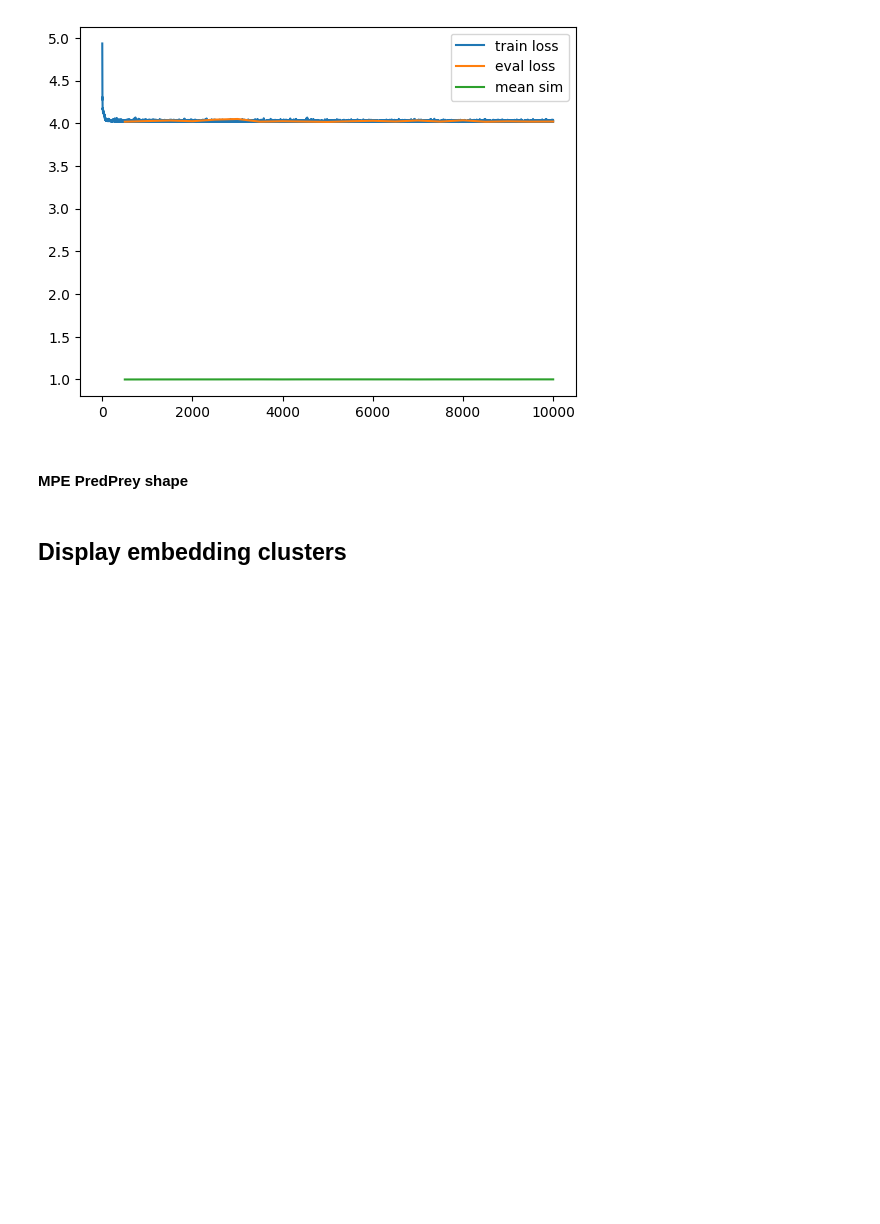
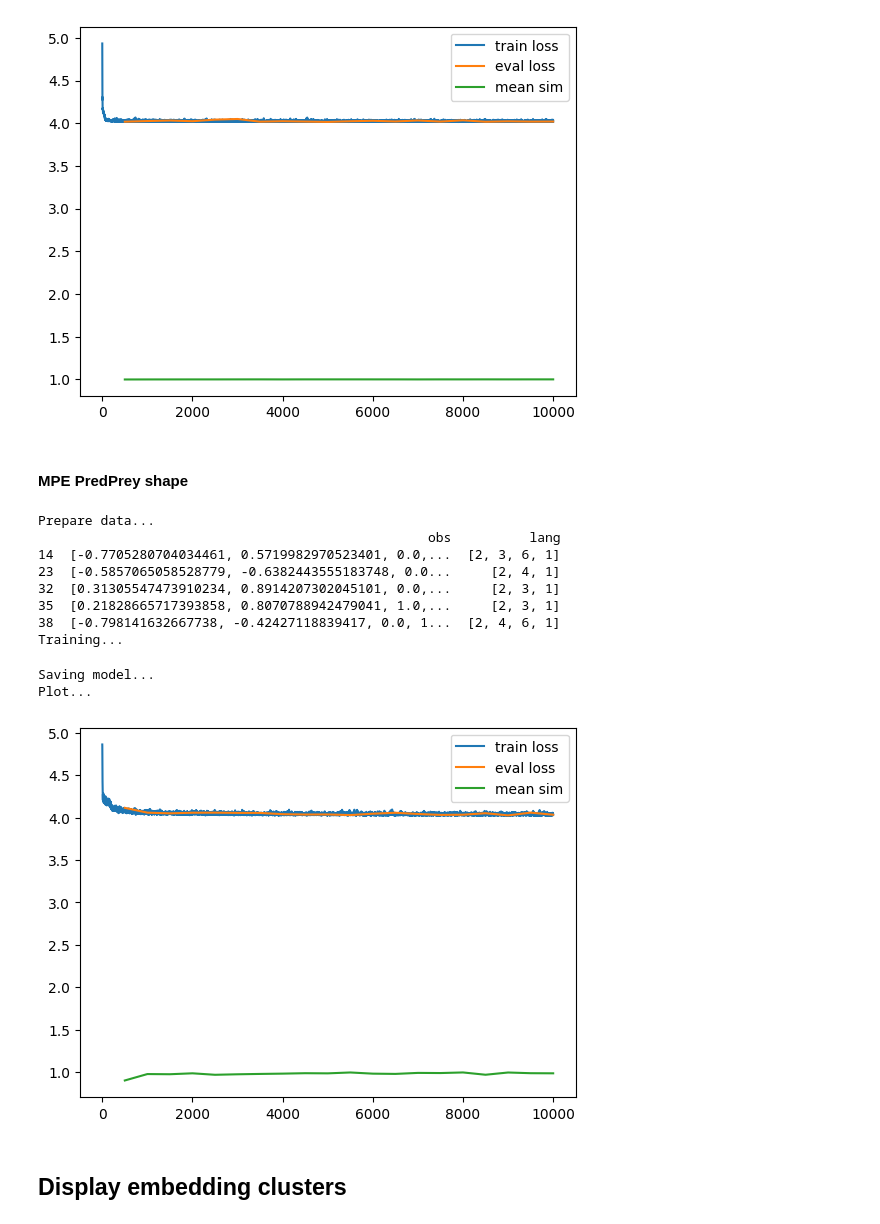
Before and after one commit to Maxtoq/MADRL-PhD-Thesis-Code, a Jupyter notebook: algorithms/LGMARL_new/Pretrain LM descriptor.ipynb, the cells around one changed output. Cells and saved outputs as stored; diff of their text form; code cells hidden in the pictures; blank space fills up the shorter version.

```diff
--- a/algorithms/LGMARL_new/Pretrain LM descriptor.ipynb
+++ b/algorithms/LGMARL_new/Pretrain LM descriptor.ipynb
@@ -397,36 +397,54 @@ Plot...
 # %% [markdown]
 #### MPE PredPrey shape
 # %%
-obs_dim = 32
+from src.algo.policy_diff.langground import LanguageGrounder
+
+import torch
+import numpy as np
+from torch import nn
+
+obs_dim = 14
 context_dim = 4
 hidden_dim = 64
 embed_dim = 4
 n_layer = 2
 lr = 0.007
 vocab = ["Prey", "North", "South", "East", "West", "Center"]
 max_mess_len = 3
 
-ll = LanguageEncoder(obs_dim, context_dim, hidden_dim, embed_dim, n_layer, lr, vocab, max_mess_len)
+ll = LanguageGrounder(obs_dim, context_dim, hidden_dim, embed_dim, n_layer, lr, vocab, max_mess_len)
 
 # Load and prepare data
 print("Prepare data...")
-df = load_n_prep_data("../../results/data/lamarl_data/CPrgb.csv", ll)
+df = load_n_prep_data("../../results/data/lamarl_data/MPEPPshap.csv", ll)
 print(df.head())
 
 n_ep = 10000
 eval_every = 500
 batch_size=128
 
 # Training
 print("Training...")
 train_losses, eval_losses, eval_sims = train_lang_encoder(
     df, ll, n_ep, batch_size, eval_every=eval_every, device="cpu")
 
 print("Saving model...")
-torch.save(ll.get_save_dict(), "../../results/data/lamarl_data/CPrgb2a_langground.pt")
+torch.save(ll.get_save_dict(), "../../results/data/lamarl_data/MPEPPshap_langground.pt")
 
 print("Plot...")
 plot_curves(train_losses, eval_losses, eval_sims, eval_every)
+# %% [output]
+Prepare data...
+                                                  obs          lang
+14  [-0.7705280704034461, 0.5719982970523401, 0.0,...  [2, 3, 6, 1]
+23  [-0.5857065058528779, -0.6382443555183748, 0.0...     [2, 4, 1]
+32  [0.31305547473910234, 0.8914207302045101, 0.0,...     [2, 3, 1]
+35  [0.21828665717393858, 0.8070788942479041, 1.0,...     [2, 3, 1]
+38  [-0.798141632667738, -0.42427118839417, 0.0, 1...  [2, 4, 6, 1]
+Training...
+Saving model...
+Plot...
+[figure, added]
 # %% [markdown]
 ## Display embedding clusters
 # %%
```
Also changed, not shown: 1 other file.
